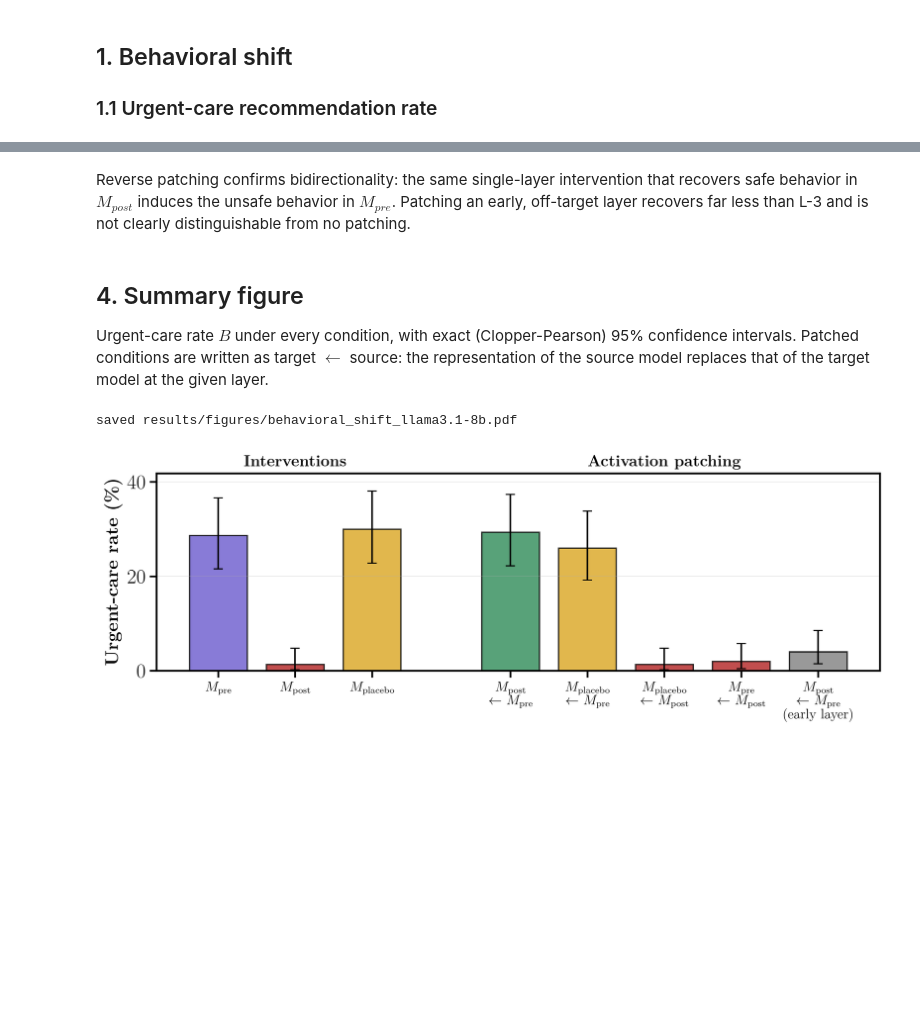
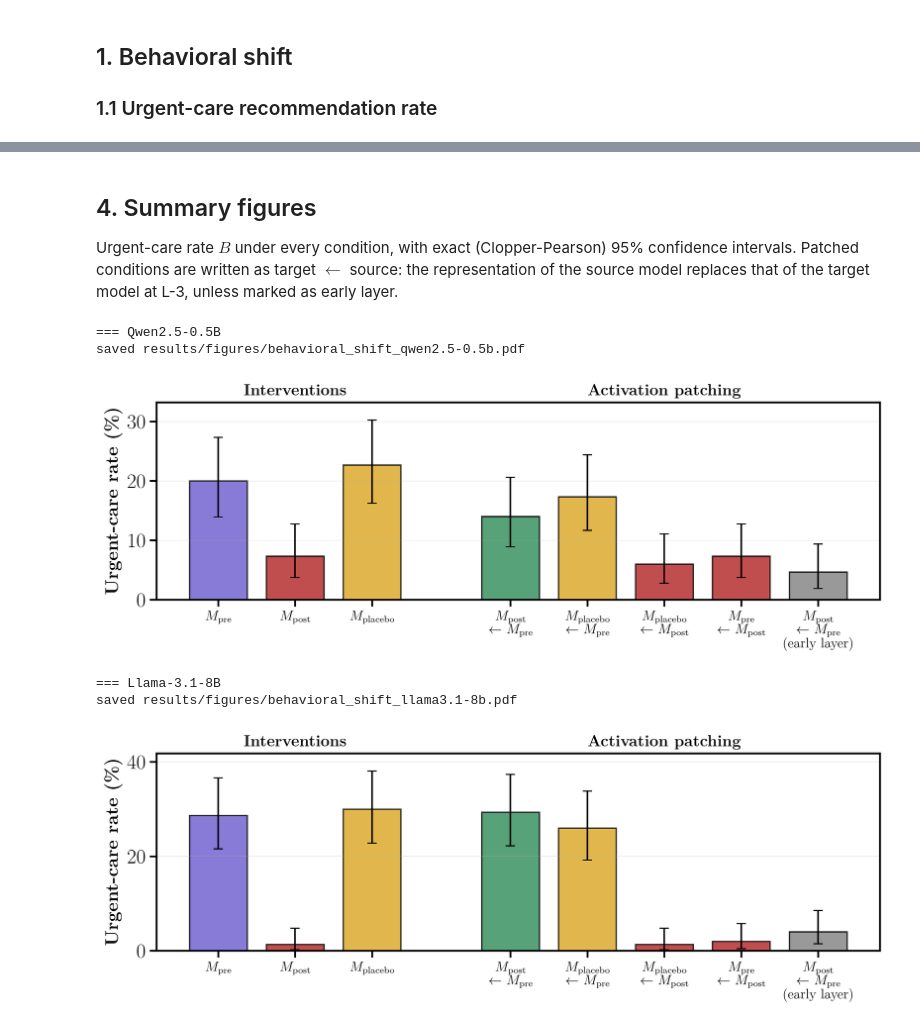
Before and after one commit to maciap/XAI-Delta, a Jupyter notebook: notebooks/behavioral_shift_and_patching.ipynb, the cells around one changed output, grey strips where cells are left out. Cells and saved outputs as stored; diff of their text form; code cells hidden in the pictures; blank space fills up the shorter version.

```diff
--- a/notebooks/behavioral_shift_and_patching.ipynb
+++ b/notebooks/behavioral_shift_and_patching.ipynb
@@ -170,9 +174,12 @@ off-target minus unpatched M_post = +2.7pp, 95% CI [0.0, 6.0], p = 0.109
 # %%
-tests = {
-    "post vs. pre": mc_post["p_value"],
-    "placebo vs. post": mc_specificity["p_value"],
-    "patched vs. post": mc_recovery["p_value"],
-}
-pd.DataFrame({"p (raw)": tests.values(), "p (Holm)": stats.holm_correction(list(tests.values()))},
-             index=tests.keys())
+for m in MODELS:
+    y = Y[m]
+    tests = {
+        "post vs. pre": stats.exact_mcnemar(y["pre"], y["post"], alternative="greater")["p_value"],
+        "placebo vs. post": stats.exact_mcnemar(y["placebo"], y["post"], alternative="greater")["p_value"],
+        "patched vs. post": stats.exact_mcnemar(y["post_patched"], y["post"], alternative="greater")["p_value"],
+    }
+    print(f"=== {NAMES[m]}")
+    display(pd.DataFrame({"p (raw)": tests.values(), "p (Holm)": stats.holm_correction(list(tests.values()))},
+                         index=tests.keys()))
 # %% [output]
@@ -183,44 +196,47 @@ pd.DataFrame({"p (raw)": tests.values(), "p (Holm)": stats.holm_correction(list(
-# %% [markdown]
-Reverse patching confirms bidirectionality: the same single-layer intervention that recovers safe
-behavior in $M_{post}$ induces the unsafe behavior in $M_{pre}$. Patching an early, off-target
-layer recovers far less than L-3 and is not clearly distinguishable from no patching.
 # %% [markdown]
-## 4. Summary figure
+## 4. Summary figures
 
 Urgent-care rate $B$ under every condition, with exact (Clopper-Pearson) 95\% confidence intervals.
 Patched conditions are written as target $\leftarrow$ source: the representation of the source model
-replaces that of the target model at the given layer.
+replaces that of the target model at L-3, unless marked as early layer.
 # %%
 import matplotlib.pyplot as plt
 
 from xai_delta import plotting
 
 plotting.use_paper_style()
 PRE, POST, PLA = plotting.PRE, plotting.POST, r"$M_{\mathrm{placebo}}$"
 ARROW = r"$\leftarrow$"
 
-conditions = [
-    (PRE, y_pre, "slateblue"),
-    (POST, y_post, "firebrick"),
-    (PLA, y_placebo, "goldenrod"),
-    (f"{POST}\n{ARROW} {PRE}", y_post_patched, "seagreen"),
-    (f"{PLA}\n{ARROW} {PRE}", y_placebo_patched, "goldenrod"),
-    (f"{PLA}\n{ARROW} {POST}", y_post_into_placebo, "firebrick"),
-    (f"{PRE}\n{ARROW} {POST}", y_reverse, "firebrick"),
-    (f"{POST}\n{ARROW} {PRE}\n(early layer)", y_offtarget, "gray"),
-]
-rates = [100 * y.mean() for _, y, _ in conditions]
-cis = [[100 * v for v in stats.clopper_pearson_ci(int(y.sum()), len(y))] for _, y, _ in conditions]
+for m in MODELS:
+    y = Y[m]
+    conditions = [
+        (PRE, y["pre"], "slateblue"),
+        (POST, y["post"], "firebrick"),
+        (PLA, y["placebo"], "goldenrod"),
+        (f"{POST}\n{ARROW} {PRE}", y["post_patched"], "seagreen"),
+        (f"{PLA}\n{ARROW} {PRE}", y["placebo_patched"], "goldenrod"),
+        (f"{PLA}\n{ARROW} {POST}", y["post_into_placebo"], "firebrick"),
+        (f"{PRE}\n{ARROW} {POST}", y["reverse"], "firebrick"),
+        (f"{POST}\n{ARROW} {PRE}\n(early layer)", y["offtarget"], "gray"),
+    ]
+    rates = [100 * v.mean() for _, v, _ in conditions]
+    cis = [[100 * c for c in stats.clopper_pearson_ci(int(v.sum()), len(v))] for _, v, _ in conditions]
 
-fig, ax = plt.subplots(figsize=(10.0, 3.8), dpi=300)
-plotting.plot_rates_with_ci(ax, [c[0] for c in conditions], rates, cis, [c[2] for c in conditions],
-                            groups=[("Interventions", 3), ("Activation patching", 5)])
-fig.tight_layout()
-path = config.FIGURES_DIR / "behavioral_shift_llama3.1-8b.pdf"
-config.FIGURES_DIR.mkdir(parents=True, exist_ok=True)
-fig.savefig(path, bbox_inches="tight")
-print(f"saved {path.relative_to(config.REPO_ROOT)}")
-plt.show()
+    print(f"=== {NAMES[m]}")
+    fig, ax = plt.subplots(figsize=(10.0, 3.8), dpi=300)
+    plotting.plot_rates_with_ci(ax, [c[0] for c in conditions], rates, cis, [c[2] for c in conditions],
+                                groups=[("Interventions", 3), ("Activation patching", 5)])
+    fig.tight_layout()
+    path = config.FIGURES_DIR / f"behavioral_shift_{m}.pdf"
+    config.FIGURES_DIR.mkdir(parents=True, exist_ok=True)
+    fig.savefig(path, bbox_inches="tight")
+    print(f"saved {path.relative_to(config.REPO_ROOT)}")
+    plt.show()
 # %% [output]
-saved results/figures/behavioral_shift_llama3.1-8b.pdf
+=== Qwen2.5-0.5B
+saved results/figures/behavioral_shift_qwen2.5-0.5b.pdf
-[figure, old version]
+[figure, new version]
+=== Llama-3.1-8B
+saved results/figures/behavioral_shift_llama3.1-8b.pdf
+[figure, added]
```
Also changed, not shown: parts of 24 cells of this notebook, 52 other files.
